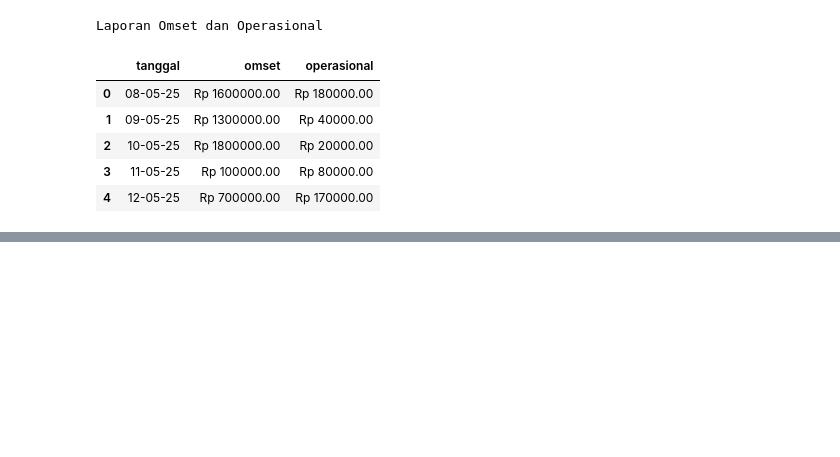
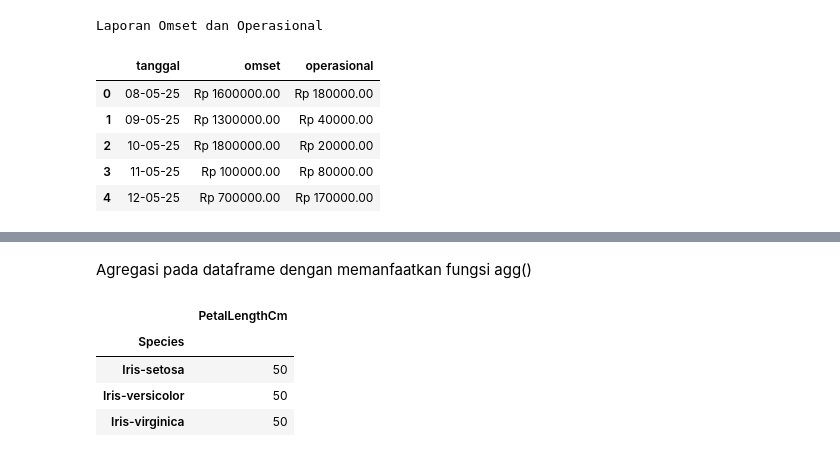
Before and after one commit to ahmdbnrsl/Machine-Learning, a Jupyter notebook: Tools-Requirements/pandas.ipynb, the cells around one changed output, grey strips where cells are left out. Cells and saved outputs as stored; diff of their text form; code cells hidden in the pictures; blank space fills up the shorter version.

```diff
--- a/Tools-Requirements/pandas.ipynb
+++ b/Tools-Requirements/pandas.ipynb
@@ -969,0 +989,14 @@ Laporan Omset dan Operasional
+# %% [markdown]
+Agregasi pada dataframe dengan memanfaatkan fungsi agg()
+# %%
+import pandas as pd
+
+df = pd.read_csv('./data/iris.csv')
+
+df.groupby(['Species'])['PetalLengthCm'].count().to_frame()
+# %% [output]
+|  | PetalLengthCm |
+| Species |  |
+| Iris-setosa | 50 |
+| Iris-versicolor | 50 |
+| Iris-virginica | 50 |
```
Also changed, not shown: parts of 6 cells of this notebook, 1 other file.
